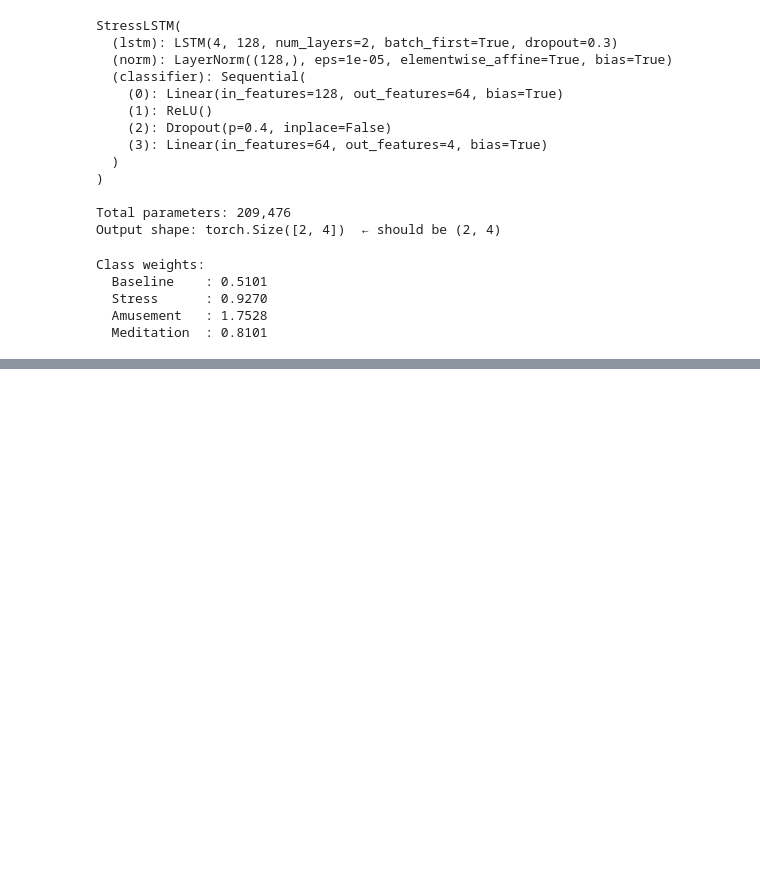
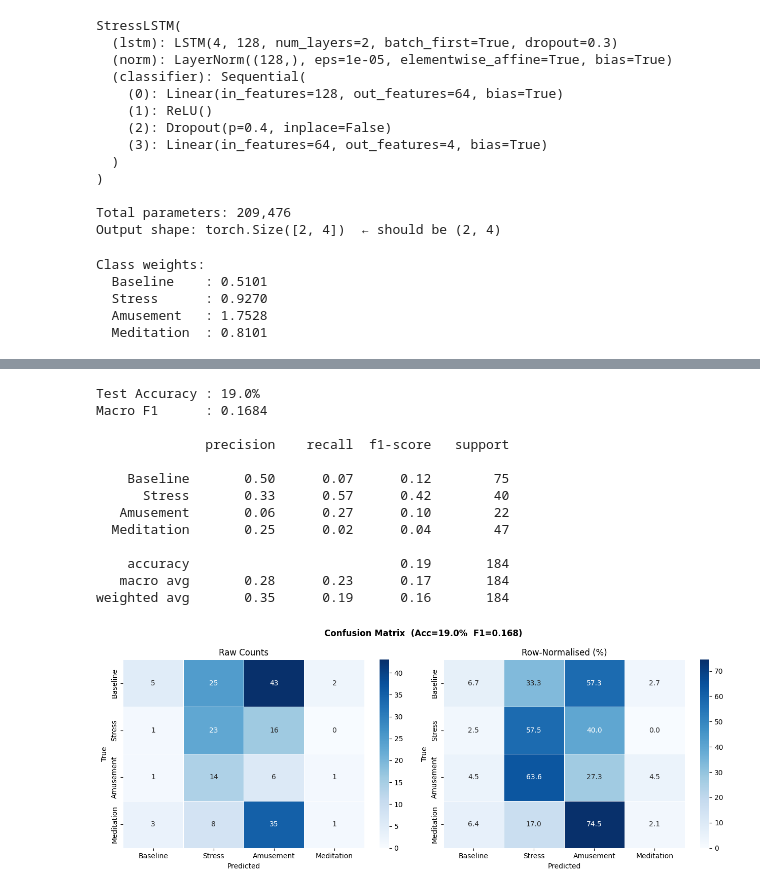
Before and after one commit to Praruj/stress-detection, a Jupyter notebook: notebooks/03_split_and_train.ipynb, the cells around one changed output, grey strips where cells are left out. Drawn from its saved outputs; the diff is of its cells as text; code cells hidden in the pictures; blank space fills up the shorter version.

```diff
--- a/notebooks/03_split_and_train.ipynb
+++ b/notebooks/03_split_and_train.ipynb
@@ -286,0 +325,60 @@ print(f"Best epoch: {best_epoch}  val_loss: {best_val_loss:.4f}")
+# %%
+from sklearn.metrics import classification_report, confusion_matrix
+
+model.load_state_dict(torch.load(MODEL_DIR / 'best_model.pt', map_location=DEVICE))
+model.eval()
+
+all_preds, all_labels = [], []
+with torch.no_grad():
+    for X_batch, y_batch in test_loader:
+        preds = model(X_batch.to(DEVICE)).argmax(dim=1)
+        all_preds.extend(preds.cpu().numpy())
+        all_labels.extend(y_batch.numpy())
+
+all_preds  = np.array(all_preds)
+all_labels = np.array(all_labels)
+
+acc      = accuracy_score(all_labels, all_preds)
+macro_f1 = f1_score(all_labels, all_preds, average='macro', zero_division=0)
+
+print(f"Test Accuracy : {acc*100:.1f}%")
+print(f"Macro F1      : {macro_f1:.4f}\n")
+print(classification_report(all_labels, all_preds,
+                             target_names=CLASS_NAMES, zero_division=0))
+
+# Confusion matrix
+cm      = confusion_matrix(all_labels, all_preds)
+cm_norm = cm.astype(float) / cm.sum(axis=1, keepdims=True) * 100
+
+fig, axes = plt.subplots(1, 2, figsize=(13, 5))
+fig.suptitle(f'Confusion Matrix  (Acc={acc*100:.1f}%  F1={macro_f1:.3f})',
+             fontweight='bold')
+
+for ax, (data, fmt, title) in zip(axes, [
+    (cm,      'd',   'Raw Counts'),
+    (cm_norm, '.1f', 'Row-Normalised (%)'),
+]):
+    sns.heatmap(data, annot=True, fmt=fmt, cmap='Blues',
+                xticklabels=CLASS_NAMES, yticklabels=CLASS_NAMES,
+                ax=ax, linewidths=0.5)
+    ax.set_title(title)
+    ax.set_ylabel('True'); ax.set_xlabel('Predicted')
+
+plt.tight_layout()
+plt.savefig(OUTPUT_DIR / 'confusion_matrix.png', dpi=150, bbox_inches='tight')
+plt.show()
+# %% [output]
+Test Accuracy : 19.0%
+Macro F1      : 0.1684
+
+              precision    recall  f1-score   support
+
+    Baseline       0.50      0.07      0.12        75
+      Stress       0.33      0.57      0.42        40
+   Amusement       0.06      0.27      0.10        22
+  Meditation       0.25      0.02      0.04        47
+
+    accuracy                           0.19       184
+   macro avg       0.28      0.23      0.17       184
+weighted avg       0.35      0.19      0.16       184
+[figure, added]
```
Also changed, not shown: parts of 3 cells of this notebook, 4 other files.
